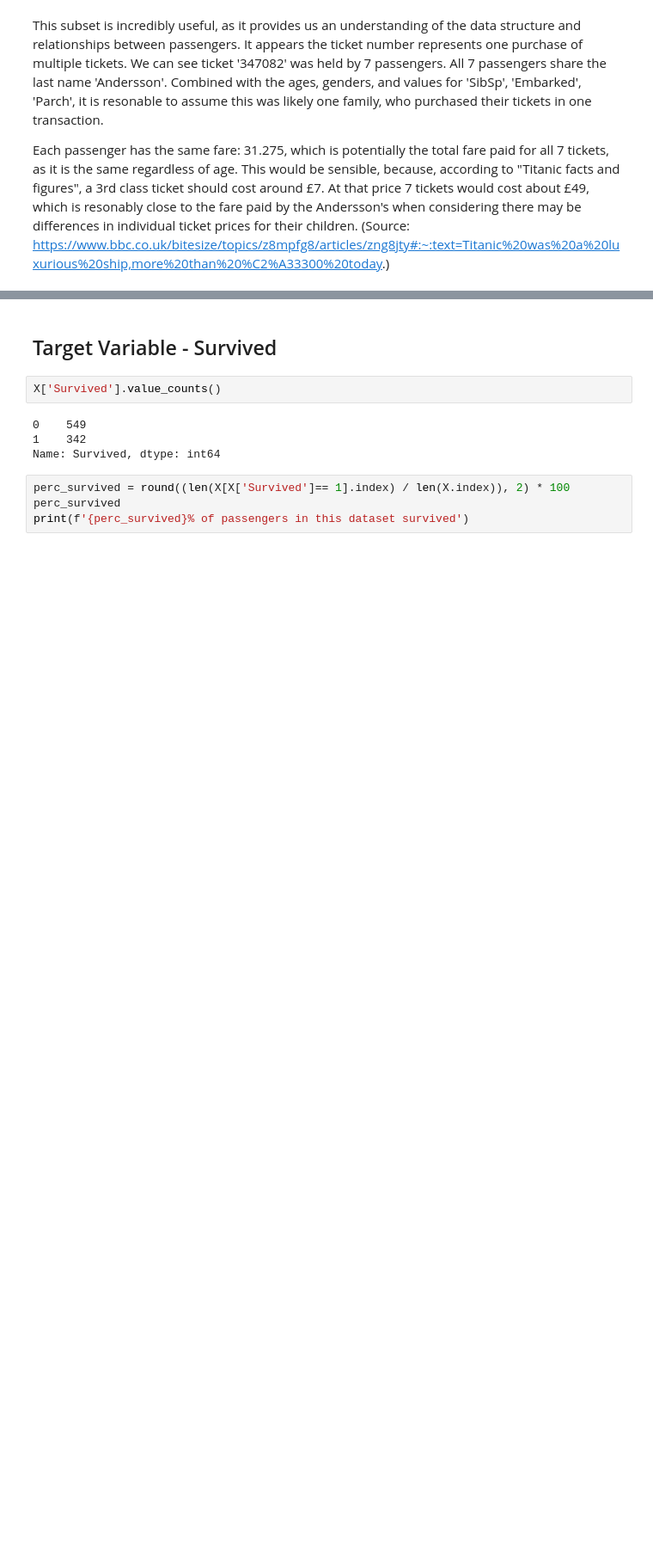
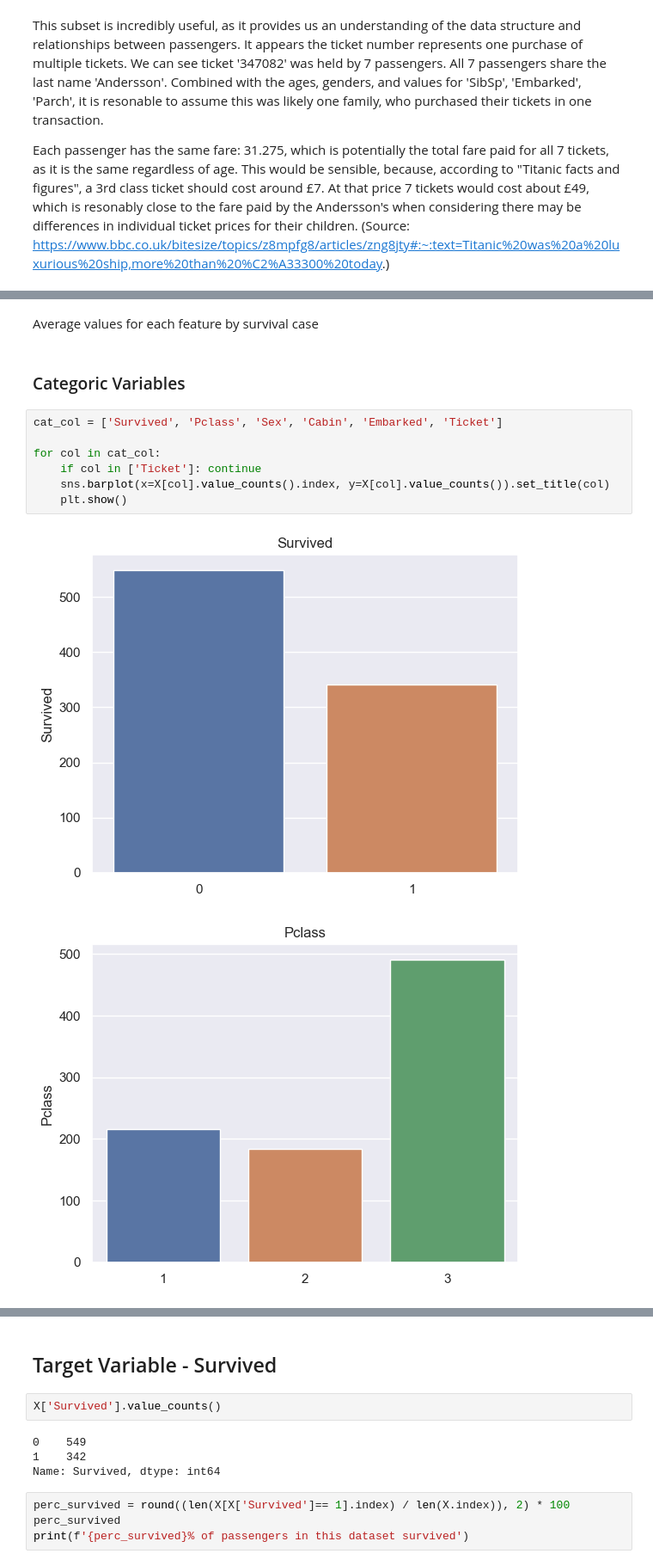
Before and after one commit to ColmKennedy/Titanic-Kaggle, a Jupyter notebook: eda.ipynb, the cells around one changed output, grey strips where cells are left out. Shown at 86% size. Saved outputs shown, nothing was run; the diff lists cells and outputs as text; blank space fills up the shorter version.

```diff
--- a/eda.ipynb
+++ b/eda.ipynb
@@ -242,0 +305,14 @@ Each passenger has the same fare: 31.275, which is potentially the total fare pa
+# %% [markdown]
+Average values for each feature by survival case
+# %% [markdown]
+### Categoric Variables
+# %%
+cat_col = ['Survived', 'Pclass', 'Sex', 'Cabin', 'Embarked', 'Ticket']
+
+for col in cat_col:
+    if col in ['Ticket']: continue
+    sns.barplot(x=X[col].value_counts().index, y=X[col].value_counts()).set_title(col)
+    plt.show()
+# %% [output]
+[figure, added]
+[figure, added]
```
Also changed, not shown: parts of 13 cells of this notebook.
